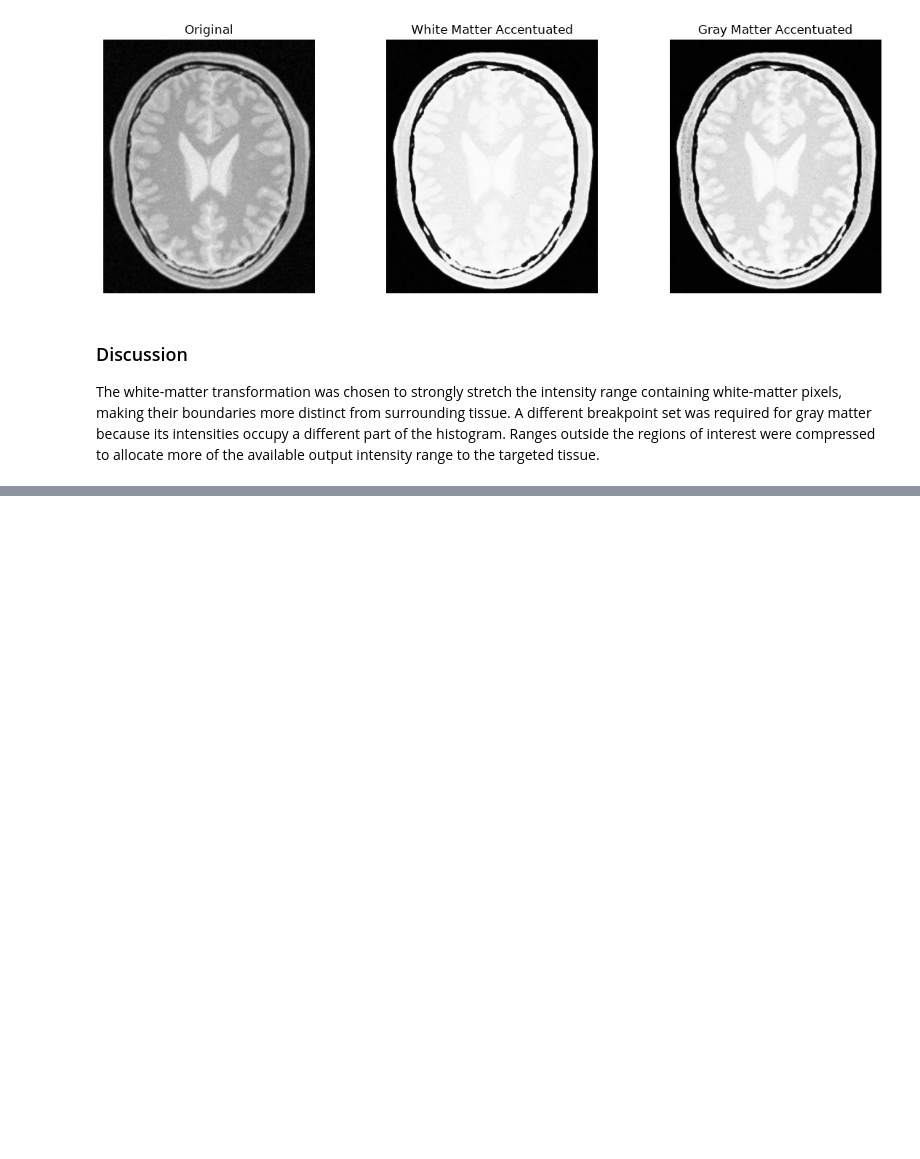
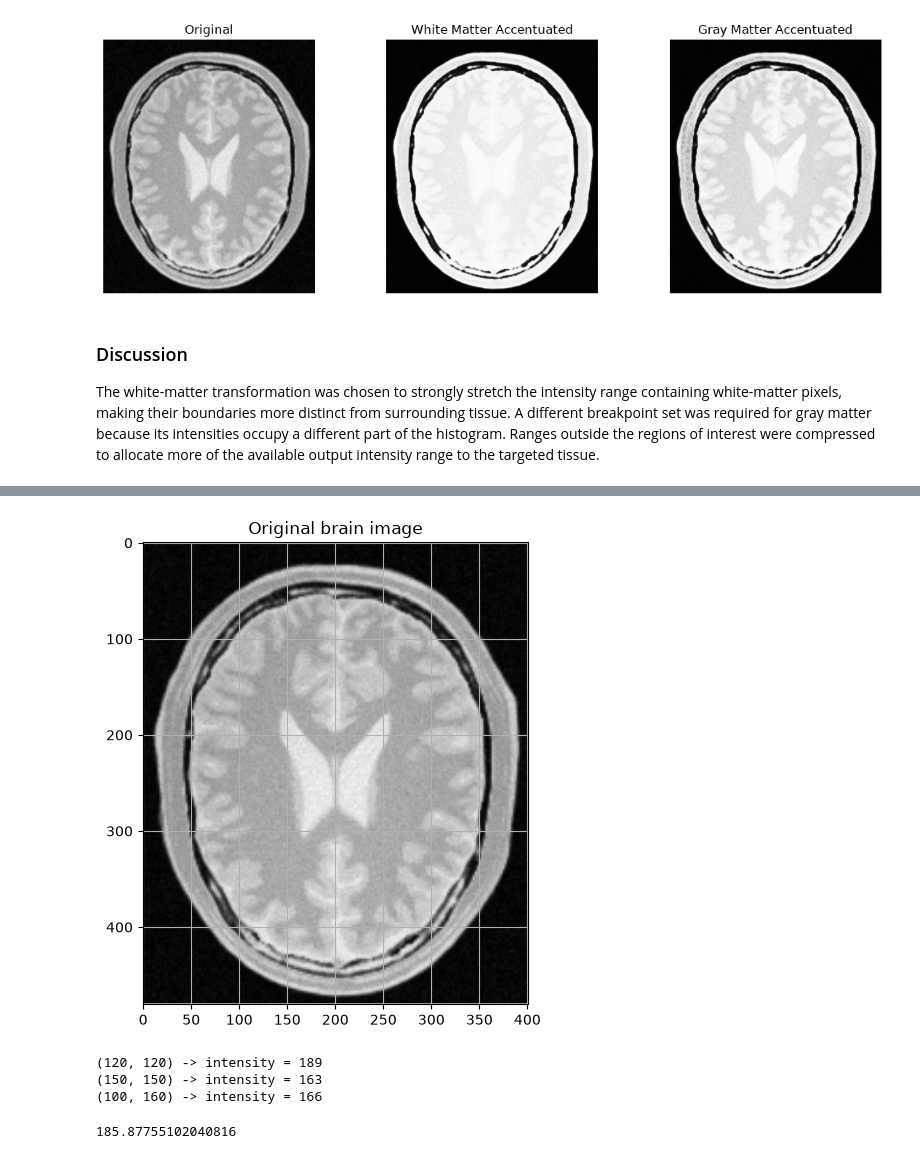
Before and after one commit to Abdul-Rahman-bme/EN3160-Image-processing-and-Machine-Vision, a Jupyter notebook: Assignment_01/230507R_EN3160_A01.ipynb, the cells around one changed output, grey strips where cells are left out. Drawn from its saved outputs; the diff is of its cells as text; code cells hidden in the pictures; blank space fills up the shorter version.

```diff
--- a/Assignment_01/230507R_EN3160_A01.ipynb
+++ b/Assignment_01/230507R_EN3160_A01.ipynb
@@ -341,0 +428,30 @@ the available output intensity range to the targeted tissue.
+# %%
+plt.figure(figsize=(6, 6))
+plt.imshow(img_q2, cmap="gray", vmin=0, vmax=255)
+plt.title("Original brain image")
+plt.axis("on")
+plt.grid()
+plt.show()
+# %% [output]
+[figure, added]
+# %%
+points = [
+    (120, 120),
+    (150, 150),
+    (100, 160)
+]
+
+for x, y in points:
+    print(f"({x}, {y}) -> intensity = {img_q2[y, x]}")
+# %% [output]
+(120, 120) -> intensity = 189
+(150, 150) -> intensity = 163
+(100, 160) -> intensity = 166
+# %%
+def roi_mean(im, x, y, r=3):
+    roi = im[y-r:y+r+1, x-r:x+r+1]
+    return roi.mean()
+
+print(roi_mean(img_q2, 120, 120))
+# %% [output]
+185.87755102040816
```
Also changed, not shown: parts of 7 cells of this notebook.
